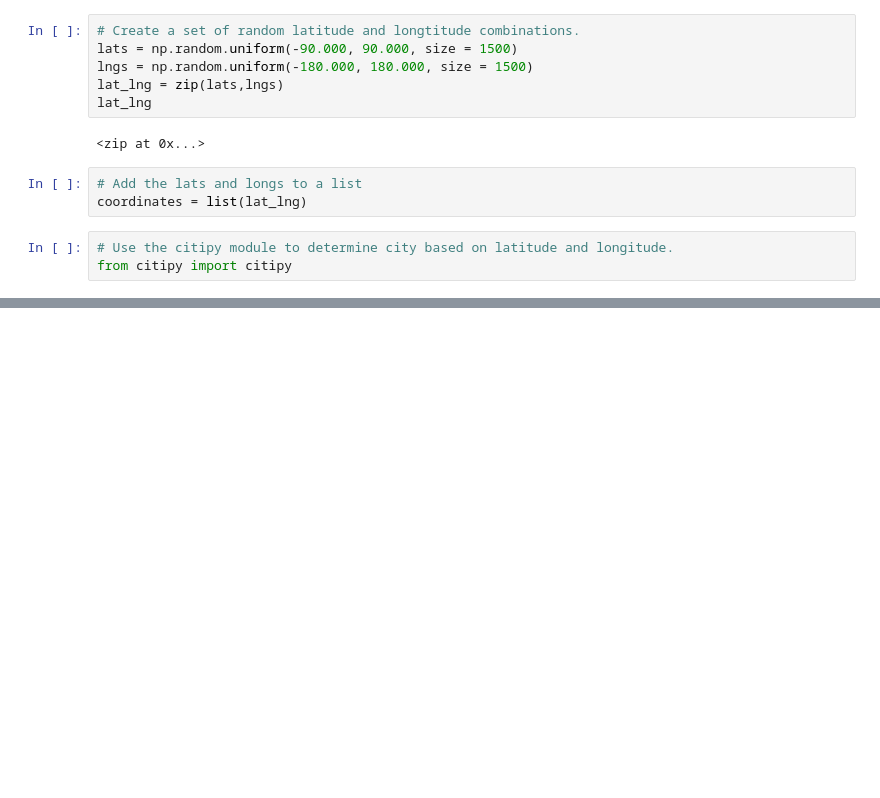
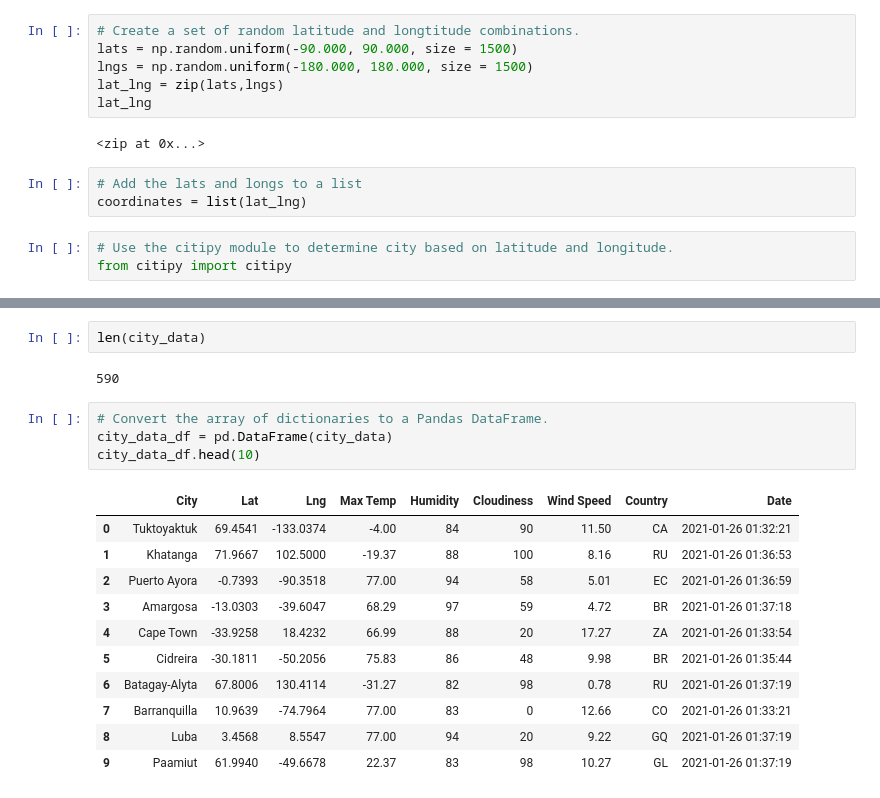
Before and after one commit to bradleycao/World_Weather_Analysis, a Jupyter notebook: WeatherPy.ipynb, the cells around one changed output, grey strips where cells are left out. Drawn from its saved outputs; the diff is of its cells as text; blank space fills up the shorter version.

```diff
--- a/WeatherPy.ipynb
+++ b/WeatherPy.ipynb
@@ -33,0 +129,20 @@ len(cities)
+# %%
+len(city_data)
+# %% [output]
+590
+# %%
+# Convert the array of dictionaries to a Pandas DataFrame.
+city_data_df = pd.DataFrame(city_data)
+city_data_df.head(10)
+# %% [output]
+|  | City | Lat | Lng | Max Temp | Humidity | Cloudiness | Wind Speed | Country | Date |
+| 0 | Tuktoyaktuk | 69.4541 | -133.0374 | -4.00 | 84 | 90 | 11.50 | CA | 2021-01-26 01:32:21 |
+| 1 | Khatanga | 71.9667 | 102.5000 | -19.37 | 88 | 100 | 8.16 | RU | 2021-01-26 01:36:53 |
+| 2 | Puerto Ayora | -0.7393 | -90.3518 | 77.00 | 94 | 58 | 5.01 | EC | 2021-01-26 01:36:59 |
+| 3 | Amargosa | -13.0303 | -39.6047 | 68.29 | 97 | 59 | 4.72 | BR | 2021-01-26 01:37:18 |
+| 4 | Cape Town | -33.9258 | 18.4232 | 66.99 | 88 | 20 | 17.27 | ZA | 2021-01-26 01:33:54 |
+| 5 | Cidreira | -30.1811 | -50.2056 | 75.83 | 86 | 48 | 9.98 | BR | 2021-01-26 01:35:44 |
+| 6 | Batagay-Alyta | 67.8006 | 130.4114 | -31.27 | 82 | 98 | 0.78 | RU | 2021-01-26 01:37:19 |
+| 7 | Barranquilla | 10.9639 | -74.7964 | 77.00 | 83 | 0 | 12.66 | CO | 2021-01-26 01:33:21 |
+| 8 | Luba | 3.4568 | 8.5547 | 77.00 | 94 | 20 | 9.22 | GQ | 2021-01-26 01:37:19 |
+| 9 | Paamiut | 61.9940 | -49.6678 | 22.37 | 83 | 98 | 10.27 | GL | 2021-01-26 01:37:19 |
```
Also changed, not shown: parts of 8 cells of this notebook, 3 other files.
